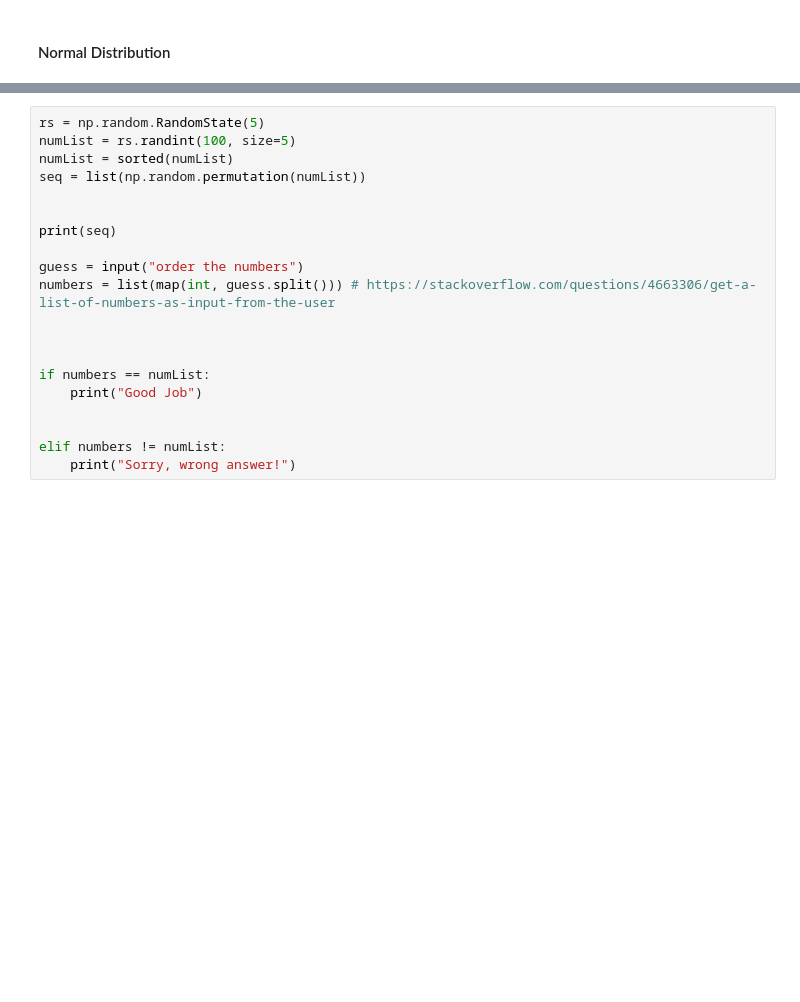
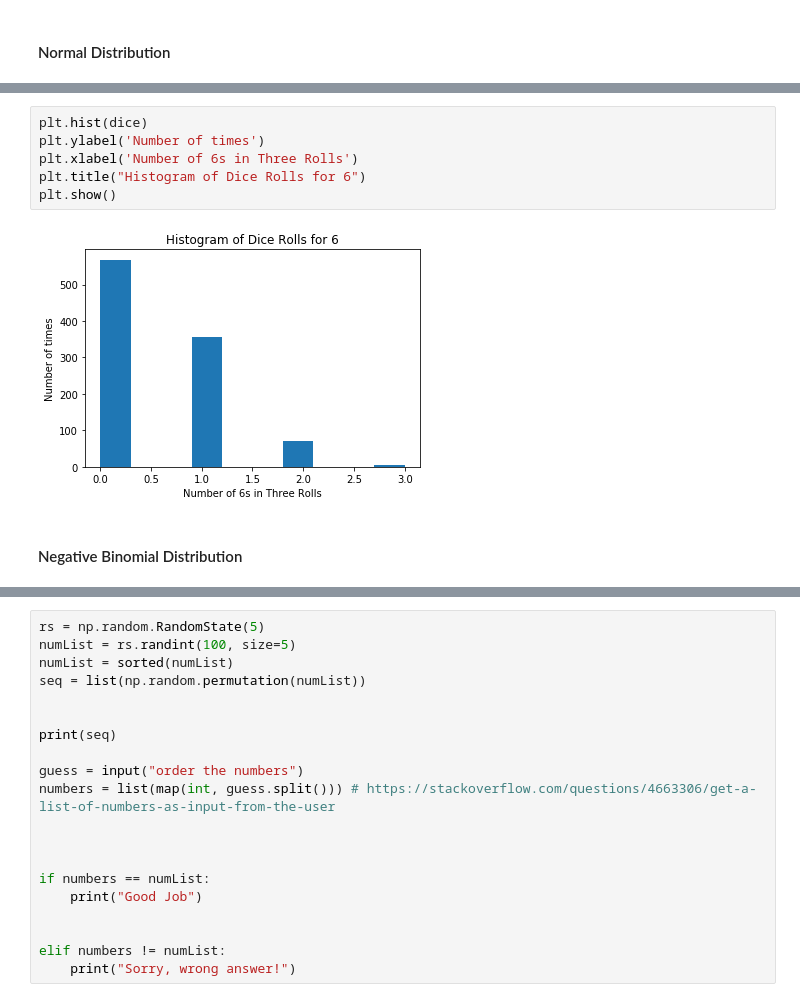
Before and after one commit to dermotkel/programming-for-data-analysis, a Jupyter notebook: Simple Random Data.ipynb, the cells around one changed output, grey strips where cells are left out. Cells and saved outputs as stored; diff of their text form; blank space fills up the shorter version.

```diff
--- a/Simple Random Data.ipynb
+++ b/Simple Random Data.ipynb
@@ -364,0 +436,10 @@ print(np.mean(lotto))
+# %%
+plt.hist(dice)
+plt.ylabel('Number of times')
+plt.xlabel('Number of 6s in Three Rolls')
+plt.title("Histogram of Dice Rolls for 6")
+plt.show()
+# %% [output]
+[figure, added]
+# %% [markdown]
+#### Negative Binomial Distribution
```
Also changed, not shown: parts of 11 cells of this notebook, 1 other file.
